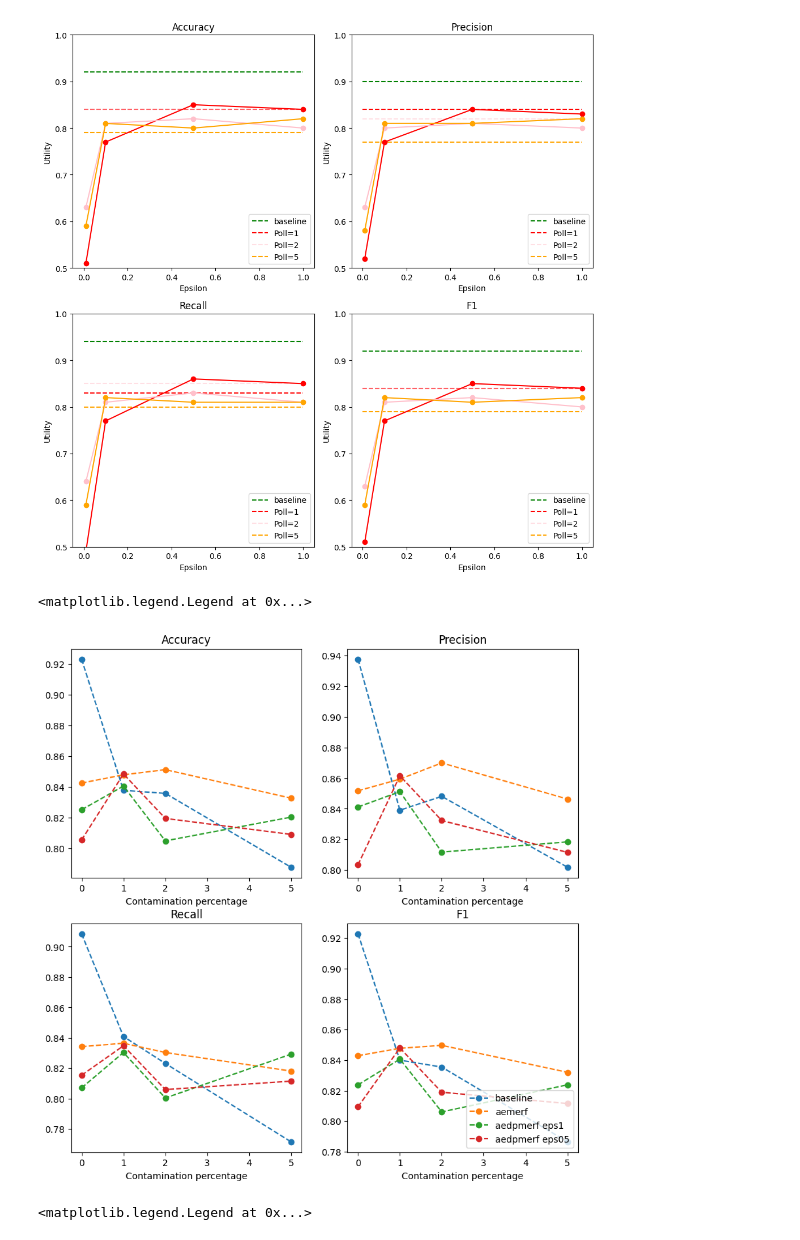
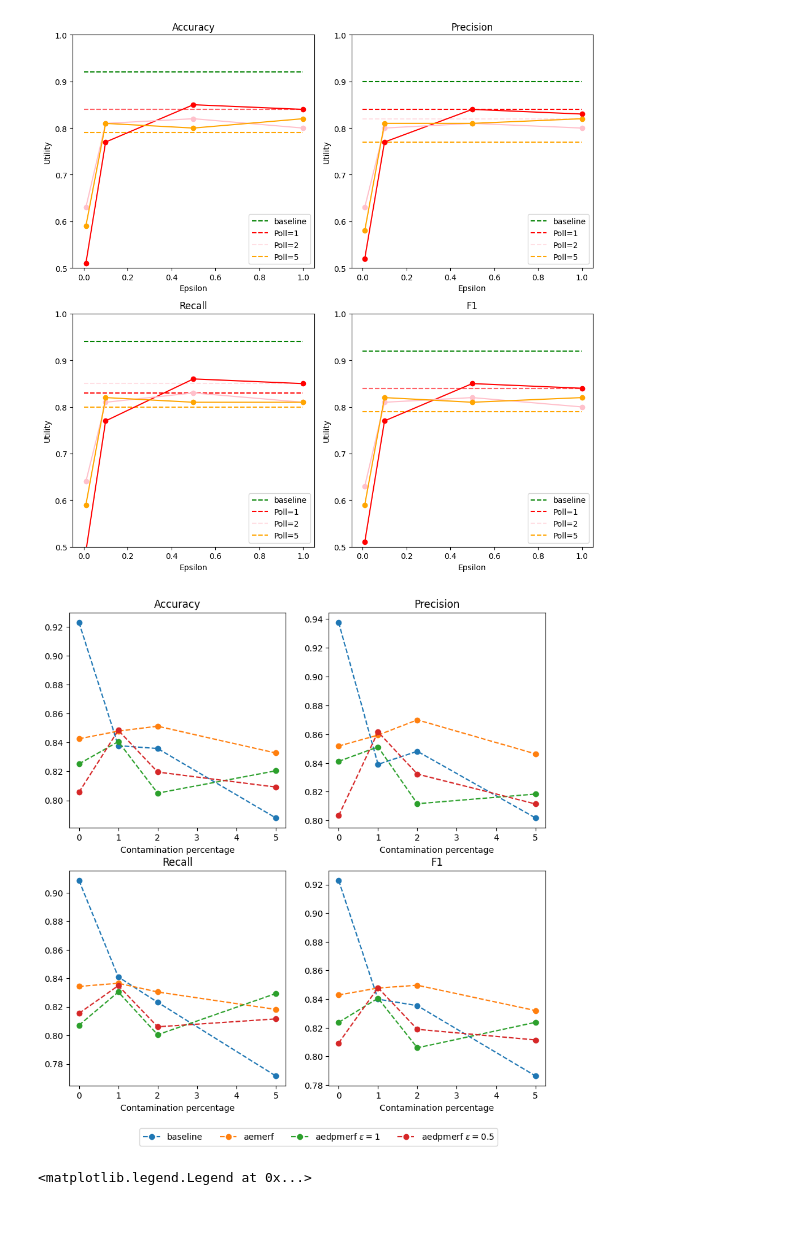
Before and after one commit to sjjtu/MAthesis, a Jupyter notebook: code/results.ipynb, the cells around one changed output. Saved outputs shown, nothing was run; the diff lists cells and outputs as text; code cells hidden in the pictures.

```diff
--- a/code/results.ipynb
+++ b/code/results.ipynb
@@ -67,8 +67,11 @@ for i in range(4):
     plt.hlines(aemerf[i],0 , 1, linestyle="--", color="red")
     plt.ylim([0.4, 1.0])
     plt.plot([0.001, 0.01, 0.5, 1.0], [aedpmerf_eps001[i], aedpmerf_eps01[i], aedpmerf_eps05[i], aedpmerf_eps1[i]], marker="o")
-    plt.legend(["baseline", "AE-MERF", "AE-DPMERF"], loc="lower right")
+
     plt.xlabel("Epsilon")
     plt.ylabel("Utility")
     plt.tight_layout()
+
+plt.legend(["baseline", "AE-MERF", "AE-DPMERF"], bbox_to_anchor=(0.4, -0.1), ncol=3)
+plt.show()
 # %% [output]
@@ -83,8 +86,11 @@ for i in range(4):
     plt.hlines(aewgan[i],0 , 35, linestyle="--", color="red")
     plt.ylim([0.5, 1.0])
     plt.plot([5, 25,  35], [aewgan_eps5[i], aewgan_eps25[i], aewgan_eps35[i]], marker="o")
-    plt.legend(["baseline", "RTSGAN", "DP-RTSGAN"], loc="lower right")
+
     plt.xlabel("Epsilon")
     plt.ylabel("Utility")
     plt.tight_layout()
+
+plt.legend(["baseline", "RTSGAN", "DP-RTSGAN"], bbox_to_anchor=(0.4, -0.1), ncol=3)
+plt.show()
 # %% [output]
@@ -161,20 +167,20 @@ aedpmerf_eps05_all = [aedpmerf_eps05, aedpmerf_eps05_poll1, aedpmerf_eps05_poll2
 # %%
 plt.figure(figsize=(10,10))
 titles = ["Accuracy", "Precision", "Recall", "F1"]
 xaxis = [0, 1,2,5]
 for i in range(4):
     plt.subplot(2,2,i+1)
     plt.title(titles[i])
     plt.plot(xaxis, [c[i] for c in baseline_all], marker="o", linestyle="--")
     plt.plot(xaxis, [c[i] for c in aemerf_all], marker="o", linestyle="--")
     plt.plot(xaxis, [c[i] for c in aedpmerf_eps1_all], marker="o", linestyle="--")
     plt.plot(xaxis, [c[i] for c in aedpmerf_eps05_all], marker="o", linestyle="--")
     plt.xlabel("Contamination percentage")
 
-plt.legend(["baseline", "aemerf", "aedpmerf eps1", "aedpmerf eps05"], loc="lower right")
+plt.legend(["baseline", "aemerf", "aedpmerf $\epsilon=1$", "aedpmerf $\epsilon=0.5$"], loc="lower right", bbox_to_anchor=(0.8, -0.3), ncol=4)
+plt.show()
 # %% [output]
-<matplotlib.legend.Legend at 0x...>
-[figure, old version]
+[figure, new version]
 # %%
 aewgan_all = [aewgan, aewgan_poll1, aewgan_poll2, aewgan_poll5]
 aewgan_eps35_all = [aewgan_eps35, aewgan_eps35_poll1, aewgan_eps35_poll2, aewgan_eps35_poll5]
```
Also changed, not shown: parts of 2 cells of this notebook, 17 other files.
